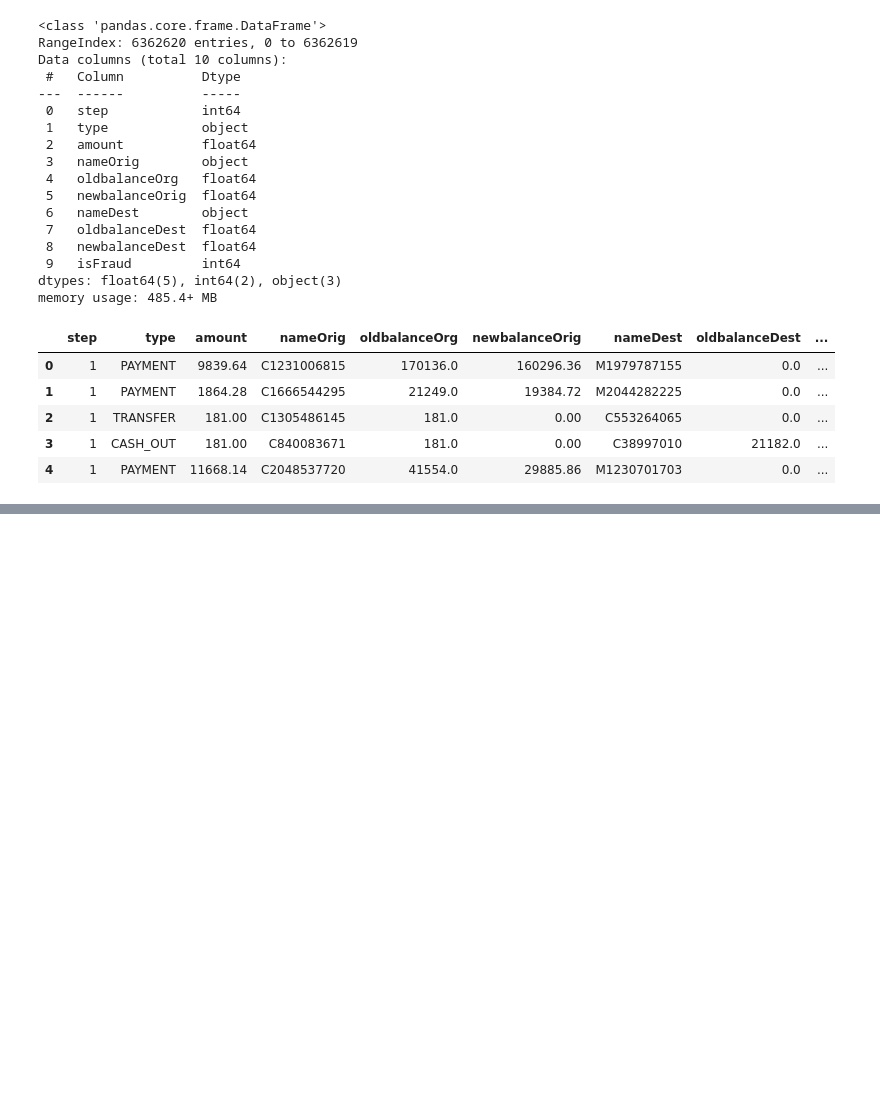
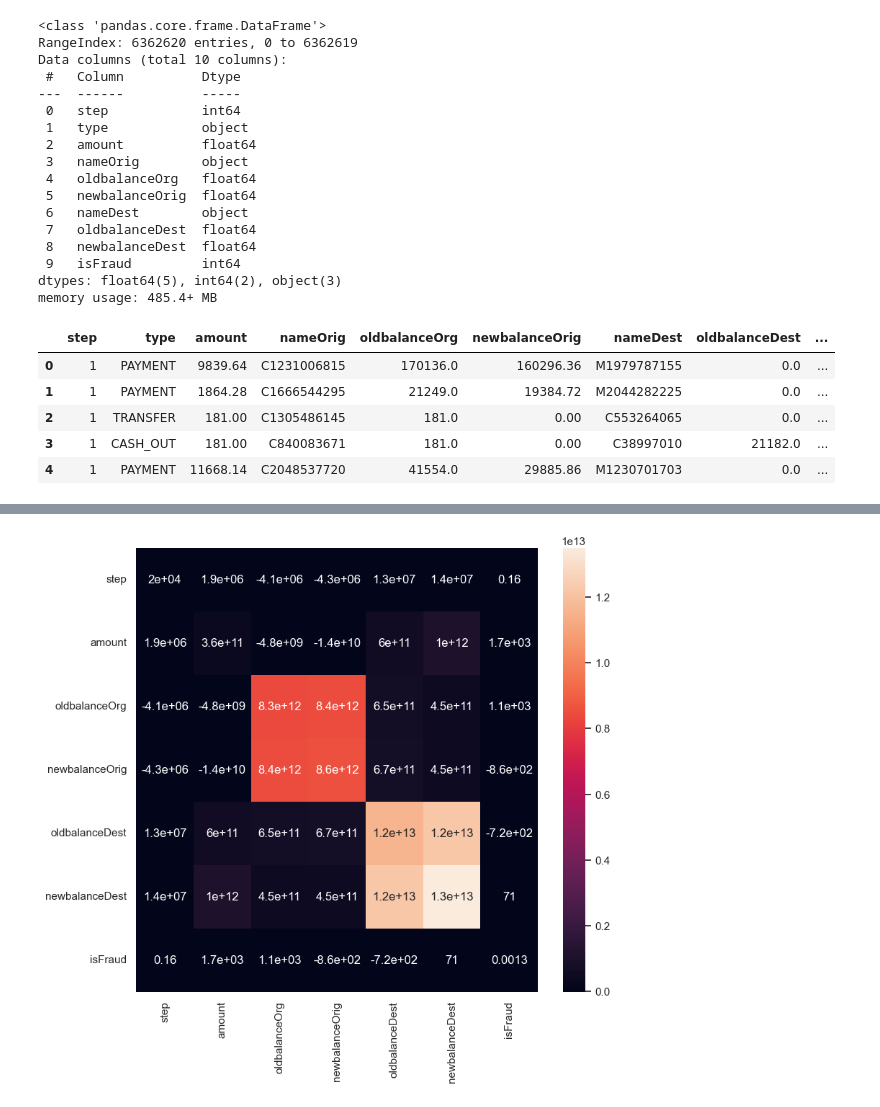
Before and after one commit to aniketgope00/ML_Codes, a Jupyter notebook: onlinefraudDetect/models.ipynb, the cells around one changed output, grey strips where cells are left out. Saved outputs shown, nothing was run; the diff lists cells and outputs as text; code cells hidden in the pictures; blank space fills up the shorter version.

```diff
--- a/onlinefraudDetect/models.ipynb
+++ b/onlinefraudDetect/models.ipynb
@@ -44,0 +67,6 @@ df.type.value_counts().plot(kind="bar")
+# %%
+sns.set (rc = {'figure.figsize':(9, 8)})
+sns.heatmap(df.cov(),annot=True)
+plt.show()
+# %% [output]
+[figure, added]
```
Also changed, not shown: parts of 5 cells of this notebook, 1 other file.
